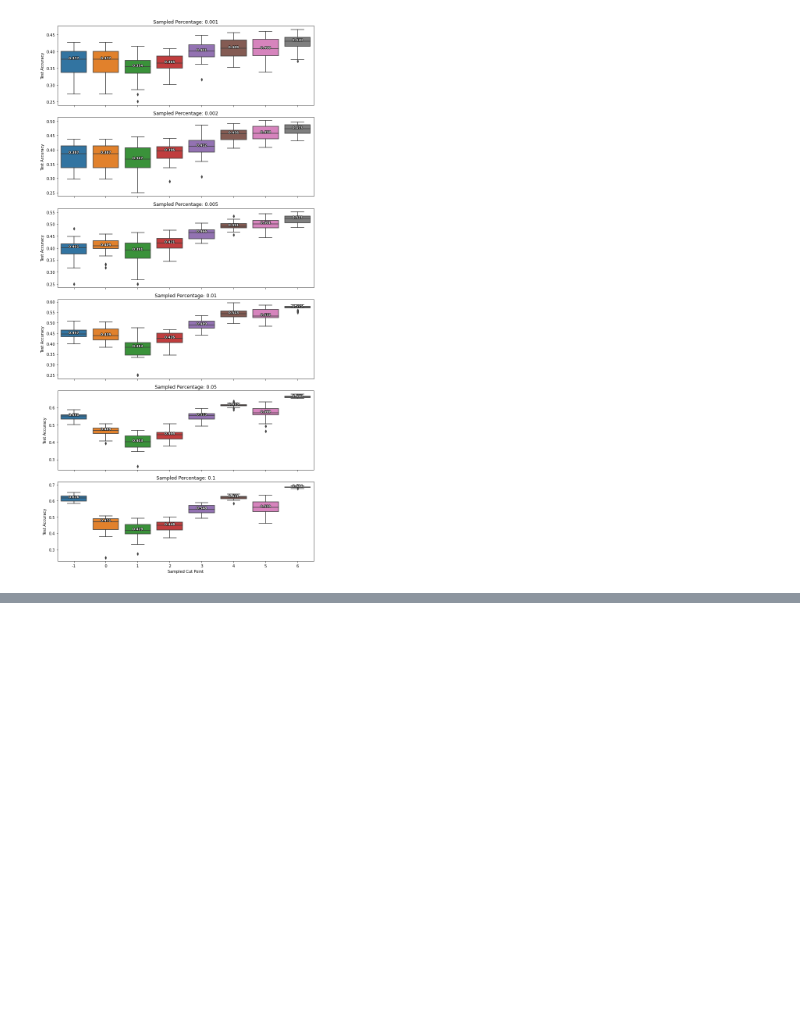
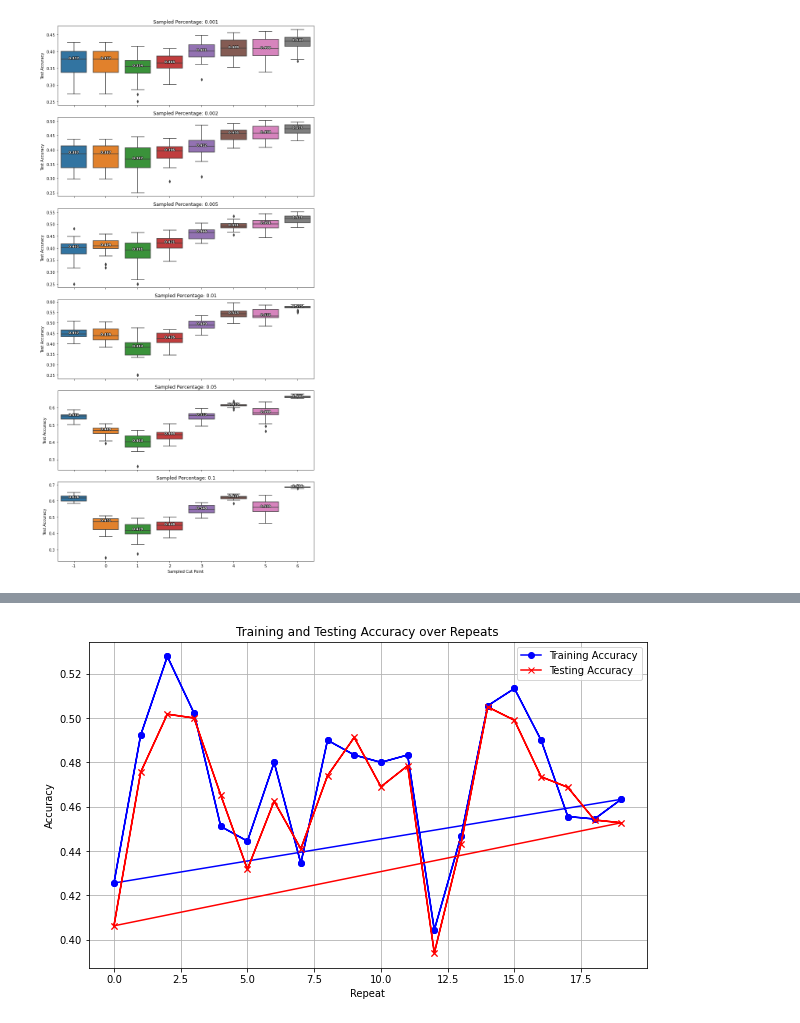
Before and after one commit to tusharmanekar/mp-tl-study, a Jupyter notebook: FashionMNIST/FashionMNIST_cifar10 1.ipynb, the cells around one changed output, grey strips where cells are left out. Saved outputs shown, nothing was run; the diff lists cells and outputs as text; code cells hidden in the pictures; blank space fills up the shorter version.

```diff
--- a/FashionMNIST/FashionMNIST_cifar10 1.ipynb
+++ b/FashionMNIST/FashionMNIST_cifar10 1.ipynb
@@ -2302,0 +2196,23 @@ df_wilcoxon_corrected
+# %%
+data = results_baseline + results
+
+import matplotlib.pyplot as plt
+
+
+# Extracting repeats, train_acc, and test_acc
+repeats = [item['repeat'] for item in data]
+train_acc = [item['train_acc'] for item in data]
+test_acc = [item['test_acc'] for item in data]
+
+# Plotting
+plt.figure(figsize=(10, 6))
+plt.plot(repeats, train_acc, label='Training Accuracy', color='blue', marker='o')
+plt.plot(repeats, test_acc, label='Testing Accuracy', color='red', marker='x')
+plt.xlabel('Repeat')
+plt.ylabel('Accuracy')
+plt.title('Training and Testing Accuracy over Repeats')
+plt.legend()
+plt.grid(True)
+plt.show()
+# %% [output]
+[figure, added]
```
Also changed, not shown: parts of 15 cells of this notebook, 12 other files.
